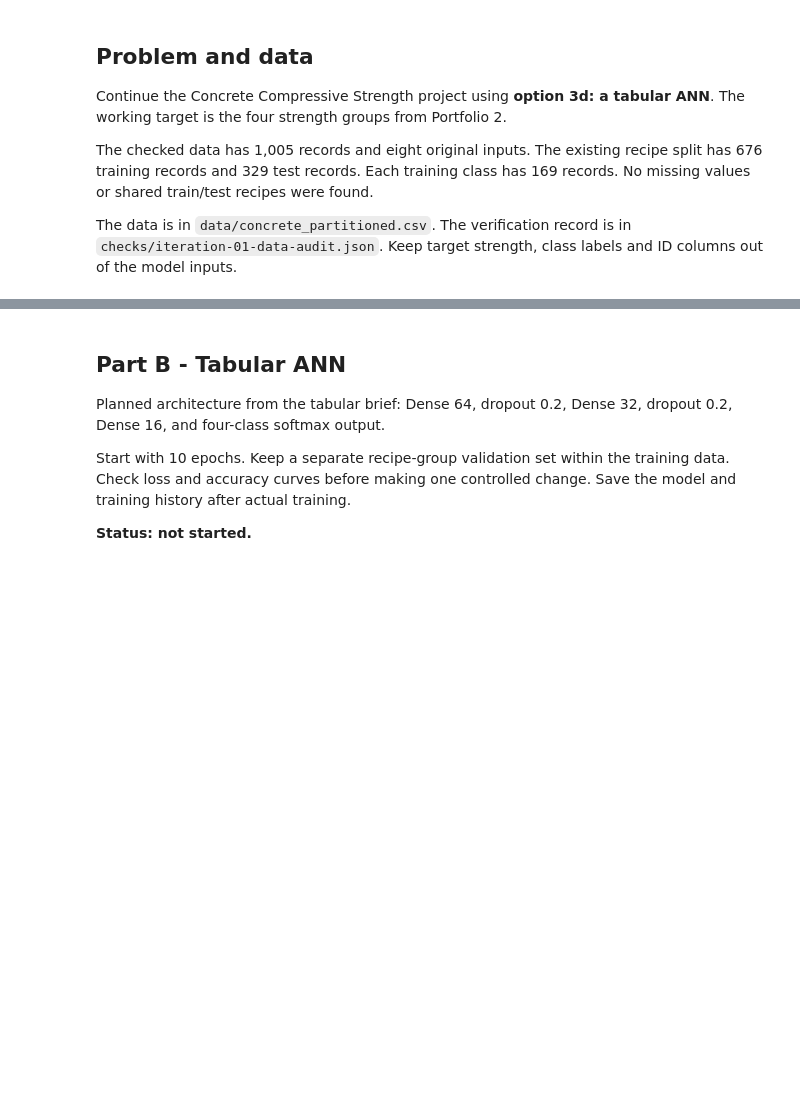
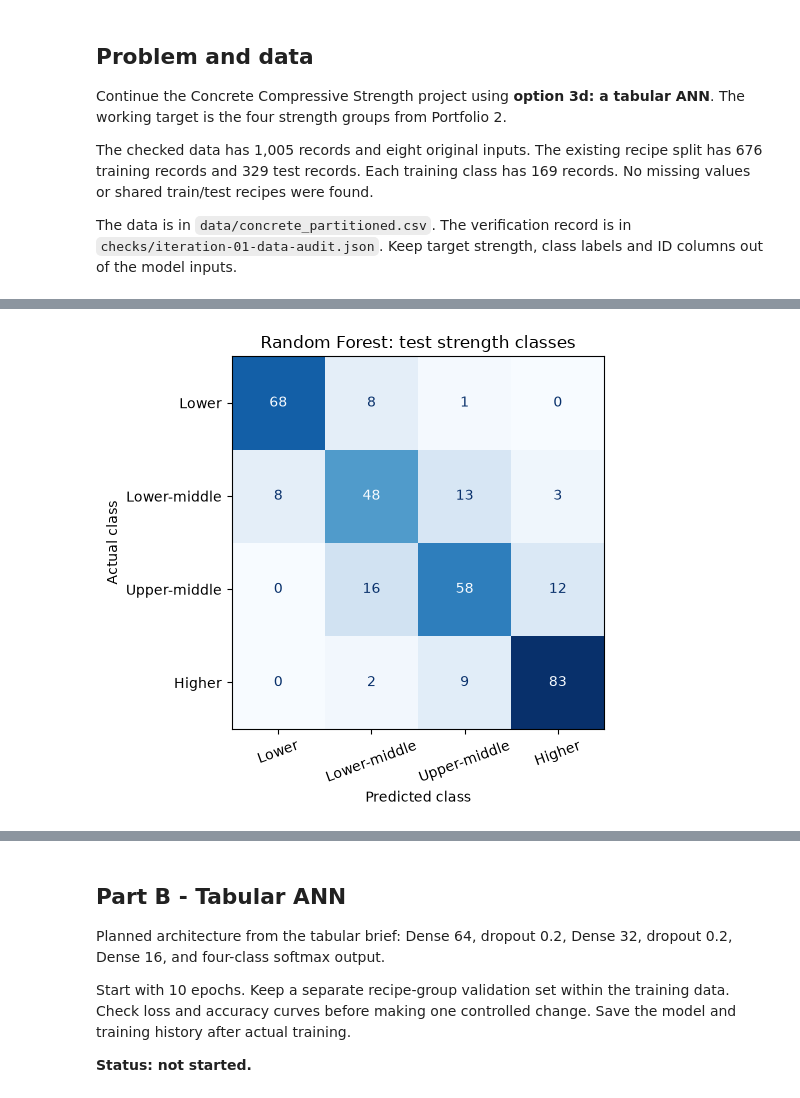
Before and after one commit to theh9j/COS40007, a Jupyter notebook: portfolio-3/Portfolio_Assessment_3_104999568_Pham_Quang_Minh.ipynb, the cells around one changed output, grey strips where cells are left out. Drawn from its saved outputs; the diff is of its cells as text; code cells hidden in the pictures; blank space fills up the shorter version.

Commit message:
added RF matrix

```diff
--- a/portfolio-3/Portfolio_Assessment_3_104999568_Pham_Quang_Minh.ipynb
+++ b/portfolio-3/Portfolio_Assessment_3_104999568_Pham_Quang_Minh.ipynb
@@ -32,0 +143,28 @@ then save the models and a labelled comparison chart.
+# %%
+baseline.fit(X_train, y_train)
+np.testing.assert_allclose(baseline.named_steps['scale'].mean_,
+                           X_train.mean().to_numpy())
+train_prediction = baseline.predict(X_train)
+test_prediction = baseline.predict(X_test)
+assert set(test_prediction).issubset(range(4))
+metrics = {
+    'model': 'Random Forest',
+    'train_accuracy': float(accuracy_score(y_train, train_prediction)),
+    'cv_accuracy_mean': float(fold_results.accuracy.mean()),
+    'cv_accuracy_sd': float(fold_results.accuracy.std(ddof=1)),
+    'cv_f1_weighted_mean': float(fold_results.f1_weighted.mean()),
+    'cv_f1_weighted_sd': float(fold_results.f1_weighted.std(ddof=1)),
+    'test_accuracy': float(accuracy_score(y_test, test_prediction)),
+    'test_f1_weighted': float(f1_score(y_test, test_prediction,
+                                      average='weighted', zero_division=0))
+}
+print(f'Test accuracy: {metrics["test_accuracy"]:.2%}')
+print(f'Test weighted F1: {metrics["test_f1_weighted"]:.4f}')
+print(f'Training accuracy: {metrics["train_accuracy"]:.2%}')
+print(classification_report(y_test, test_prediction, labels=range(4),
+    target_names=CLASS_NAMES, digits=3, zero_division=0))
+pd.DataFrame([metrics]).to_csv('results/model_comparison.csv', index=False)
+pd.DataFrame({'source_row': test.source_row.to_numpy(),
+              'actual_class': y_test.to_numpy(),
+              'predicted_class': test_prediction}).to_csv(
+    'results/random_forest_test_predictions.csv', index=False)
@@ -32,0 +185,14 @@ then save the models and a labelled comparison chart.
+# %%
+fig, ax = plt.subplots(figsize=(6.5, 5))
+ConfusionMatrixDisplay.from_predictions(y_test, test_prediction,
+    labels=range(4), display_labels=CLASS_NAMES, cmap='Blues',
+    values_format='d', colorbar=False, ax=ax, xticks_rotation=20)
+ax.set_title('Random Forest: test strength classes')
+ax.set_xlabel('Predicted class')
+ax.set_ylabel('Actual class')
+fig.tight_layout()
+fig.savefig('figures/random_forest_confusion_matrix.png', dpi=180)
+plt.show()
+plt.close(fig)
+# %% [output]
+[figure, added]
```
Also changed, not shown: parts of 15 cells of this notebook, 10 other files.
